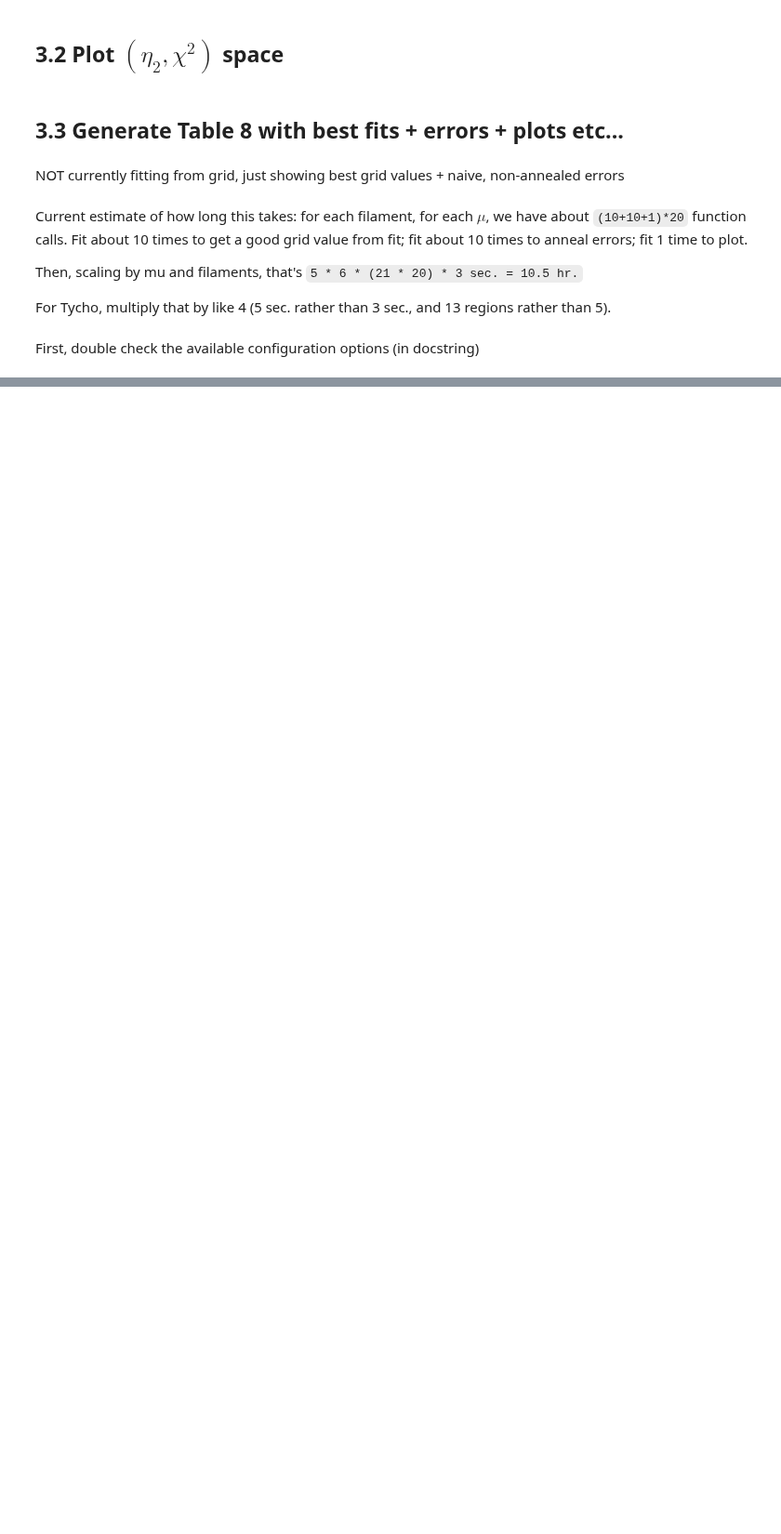
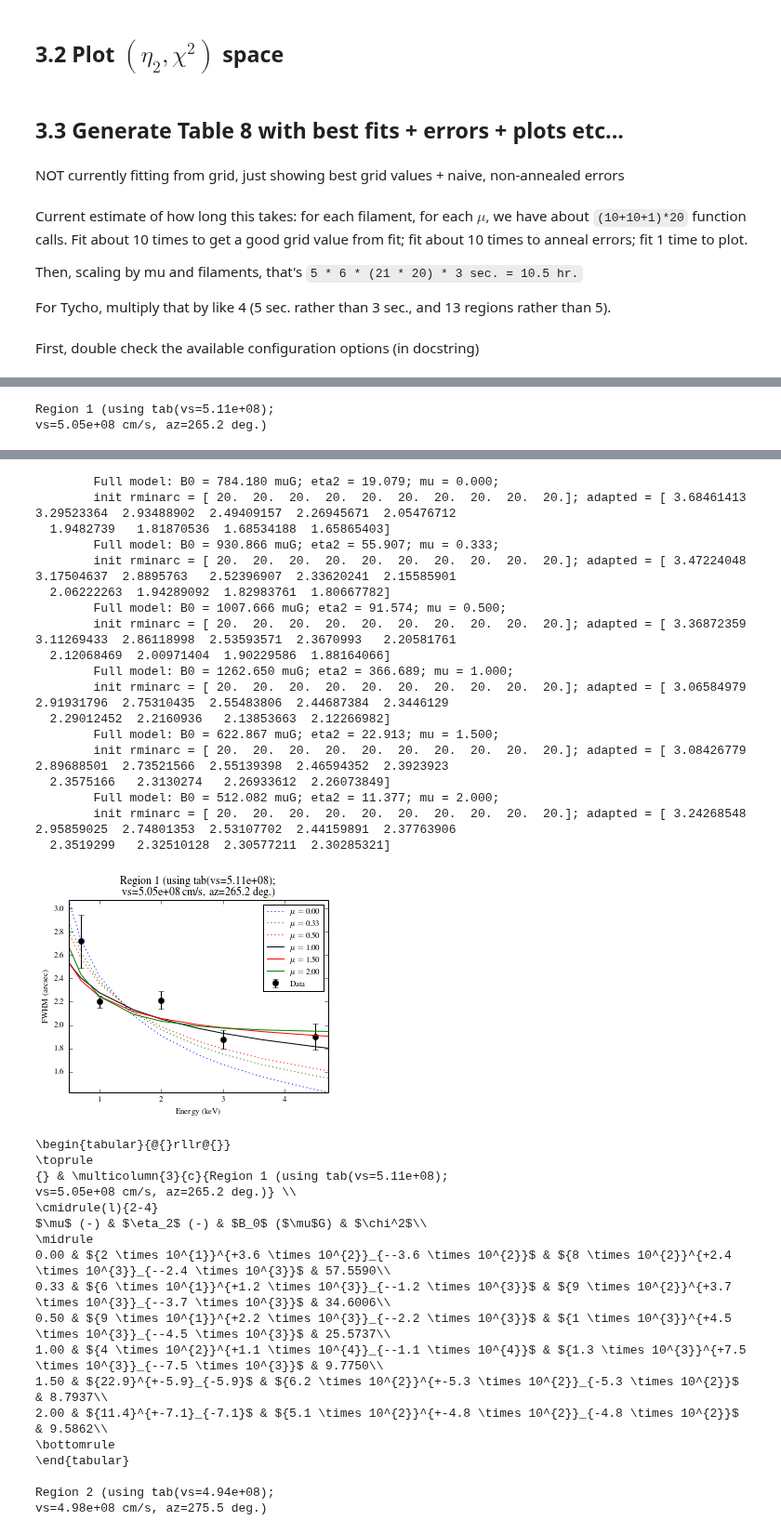
Before and after one commit to aarontran/snr-filaments, a Jupyter notebook: code-models/tycho-fit-tables.ipynb, the cells around one changed output, grey strips where cells are left out. Shown at 93% size. Drawn from its saved outputs; the diff is of its cells as text; code cells hidden in the pictures; blank space fills up the shorter version.

```diff
--- a/code-models/tycho-fit-tables.ipynb
+++ b/code-models/tycho-fit-tables.ipynb
@@ -83,7 +85,7 @@ def interp_vs():
 # %% [markdown]
 ## 1.1 Store data, create Fitter() generator
 # %%
-VS_VALS = sorted([4.21e8, 4.52e8, 4.83e8, 5.14e8])
+VS_VALS = sorted([4.59e8, 4.76e8, 4.94e8, 5.11e8])  # 2014 August 30 tables
 TABS = init_tab(VS_VALS)
 TYCHO_DATA = init_data()
 TYCHO_VS = interp_vs()
@@ -102,8 +104,8 @@ def gen_tycho(fmod=None, verbose=True):
         fobj = mex.Fitter(snrcat.make_tycho(), kevs, data, eps, tab,
                           inds=inds, verbose=verbose)
         fobj.snr.vs = vs
-        fobj.title = ('Region {} (vs={:0.2e} cm/s, az={:0.1f} deg.; '
-                      'using tab(vs={:0.2e}))'.format(n, vs, az, vs_key))
+        fobj.title = ('Region {} (using tab(vs={:0.2e});\n'
+                      'vs={:0.2e} cm/s, az={:0.1f} deg.)').format(n, vs_key, vs, az)
 
         if fmod:
             fobj = fmod(fobj)
@@ -155,7 +157,7 @@ mu_vals = [0, 1./3, 0.5, 1, 1.5, 2]  # Plotting more mu values shows tendency fo
 fmt_vals = [':r.', ':g.', ':b.', '-k.', '--c.', '--y.']
 eta2_vals = np.logspace(-3, 3, num=100, base=10)  # One extra decade in each direction, vs. gridded eta2...
 
-for fobj in zip(gen_tycho(verbose=False)):  # 20 is more than needed... being lazy
+for fobj in gen_tycho():
     plt.figure(figsize(5,3.7))
     plt.title(fobj.title)
     fobj.check_eta2_simp(eta2_vals, mu_vals, fmt_vals)
@@ -204,26 +195,13 @@ for eta2 in eta2_vals[::10]:
 # %% [markdown]
 ## 3.2 Plot $(\eta_2, \chi^2)$ space
 # %%
-snr = snrcat.make_tycho()
+mu_vals = [0, 1./3, 0.5, 1, 1.5, 2]
+fmt_vals = [':r.', ':g.', ':b.', '-k.', '--c.', '--y.']
 
-mu_vals = [0, 1./3, 0.5, 1, 1.5, 2]
-fmt_vals = [':r.', ':g.', ':b.', '-k.', '-c.', '-y.']
-
-
-
-for n in TYCHO_DATA:
-    kevs, data, eps, inds = TYCHO_DATA[n]
-    snr.vs, az = TYCHO_VS[n]
-    # Get closest tab for vs
-    idx = (np.abs(vs_vals - snr.vs)).argmin()
-    tab = tabs[vs_vals[idx]]
-
+for fobj, i in zip(gen_tycho(), xrange(13)):
     plt.figure(figsize=(8,5))
-    plt.title('Region {} (vs = {:0.2e}, tab vs = {:0.2e}'.format(n, snr.vs, vs_vals[idx]))
-
-    mae.check_eta2_grid(data, eps, tab, mu_vals, fmt_vals, inds=inds)
-    fplot(r'$\eta_2$', r'$\chi^2$', axargs='tight')
-
+    plt.title(fobj.title)
+    fobj.check_eta2_grid(mu_vals, fmt_vals)
     plt.show()
 # %% [markdown]
 ## 3.3 Generate Table 8 with best fits + errors + plots etc...
@@ -247,7 +225,7 @@ f_data = mdsp.build_dataf('full', conf_intv=0.683,
                                                 'irmax': 200},
                                    'epsfcn': 1e-5,
                                    'factor': 10},
-                          err_kws={'method':'stderr'})
+                          err_kws={'method':'manual','anneal':True})
 # Customize fitter settings
 def fitter_mod(fobj):
     #fobj.snr.vs=4e8
@@ -268,0 +253,9 @@ for table, ltable, plist, fobj in tables_out:
+# %%
+for table, ltable, plist, fobj in tables_out:
+    print fobj.title
+    display(table)
+    mdsp.generate_plots(plist, fobj, fobj.title, mu_vals, fmt_vals)
+    print ltable, '\n'
+# %% [output]
+Region 1 (using tab(vs=5.11e+08);
+vs=5.05e+08 cm/s, az=265.2 deg.)
@@ -268,0 +269,37 @@ for table, ltable, plist, fobj in tables_out:
+        Full model: B0 = 784.180 muG; eta2 = 19.079; mu = 0.000;
+        init rminarc = [ 20.  20.  20.  20.  20.  20.  20.  20.  20.  20.]; adapted = [ 3.68461413  3.29523364  2.93488902  2.49409157  2.26945671  2.05476712
+  1.9482739   1.81870536  1.68534188  1.65865403]
+        Full model: B0 = 930.866 muG; eta2 = 55.907; mu = 0.333;
+        init rminarc = [ 20.  20.  20.  20.  20.  20.  20.  20.  20.  20.]; adapted = [ 3.47224048  3.17504637  2.8895763   2.52396907  2.33620241  2.15585901
+  2.06222263  1.94289092  1.82983761  1.80667782]
+        Full model: B0 = 1007.666 muG; eta2 = 91.574; mu = 0.500;
+        init rminarc = [ 20.  20.  20.  20.  20.  20.  20.  20.  20.  20.]; adapted = [ 3.36872359  3.11269433  2.86118998  2.53593571  2.3670993   2.20581761
+  2.12068469  2.00971404  1.90229586  1.88164066]
+        Full model: B0 = 1262.650 muG; eta2 = 366.689; mu = 1.000;
+        init rminarc = [ 20.  20.  20.  20.  20.  20.  20.  20.  20.  20.]; adapted = [ 3.06584979  2.91931796  2.75310435  2.55483806  2.44687384  2.3446129
+  2.29012452  2.2160936   2.13853663  2.12266982]
+        Full model: B0 = 622.867 muG; eta2 = 22.913; mu = 1.500;
+        init rminarc = [ 20.  20.  20.  20.  20.  20.  20.  20.  20.  20.]; adapted = [ 3.08426779  2.89688501  2.73521566  2.55139398  2.46594352  2.3923923
+  2.3575166   2.3130274   2.26933612  2.26073849]
+        Full model: B0 = 512.082 muG; eta2 = 11.377; mu = 2.000;
+        init rminarc = [ 20.  20.  20.  20.  20.  20.  20.  20.  20.  20.]; adapted = [ 3.24268548  2.95859025  2.74801353  2.53107702  2.44159891  2.37763906
+  2.3519299   2.32510128  2.30577211  2.30285321]
+[figure, added]
+\begin{tabular}{@{}rllr@{}}
+\toprule
+{} & \multicolumn{3}{c}{Region 1 (using tab(vs=5.11e+08);
+vs=5.05e+08 cm/s, az=265.2 deg.)} \\
+\cmidrule(l){2-4}
+$\mu$ (-) & $\eta_2$ (-) & $B_0$ ($\mu$G) & $\chi^2$\\
+\midrule
+0.00 & ${2 \times 10^{1}}^{+3.6 \times 10^{2}}_{--3.6 \times 10^{2}}$ & ${8 \times 10^{2}}^{+2.4 \times 10^{3}}_{--2.4 \times 10^{3}}$ & 57.5590\\
+0.33 & ${6 \times 10^{1}}^{+1.2 \times 10^{3}}_{--1.2 \times 10^{3}}$ & ${9 \times 10^{2}}^{+3.7 \times 10^{3}}_{--3.7 \times 10^{3}}$ & 34.6006\\
+0.50 & ${9 \times 10^{1}}^{+2.2 \times 10^{3}}_{--2.2 \times 10^{3}}$ & ${1 \times 10^{3}}^{+4.5 \times 10^{3}}_{--4.5 \times 10^{3}}$ & 25.5737\\
+1.00 & ${4 \times 10^{2}}^{+1.1 \times 10^{4}}_{--1.1 \times 10^{4}}$ & ${1.3 \times 10^{3}}^{+7.5 \times 10^{3}}_{--7.5 \times 10^{3}}$ & 9.7750\\
+1.50 & ${22.9}^{+-5.9}_{-5.9}$ & ${6.2 \times 10^{2}}^{+-5.3 \times 10^{2}}_{-5.3 \times 10^{2}}$ & 8.7937\\
+2.00 & ${11.4}^{+-7.1}_{-7.1}$ & ${5.1 \times 10^{2}}^{+-4.8 \times 10^{2}}_{-4.8 \times 10^{2}}$ & 9.5862\\
+\bottomrule
+\end{tabular}
+
+Region 2 (using tab(vs=4.94e+08);
+vs=4.98e+08 cm/s, az=275.5 deg.)
```
Also changed, not shown: parts of 10 cells of this notebook, 3 other files.
